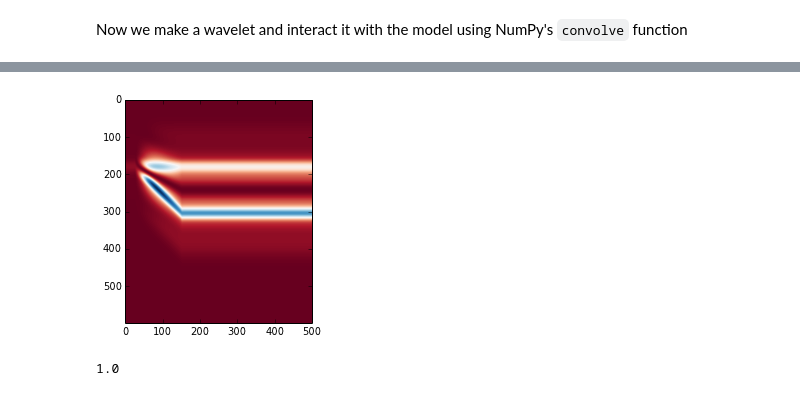
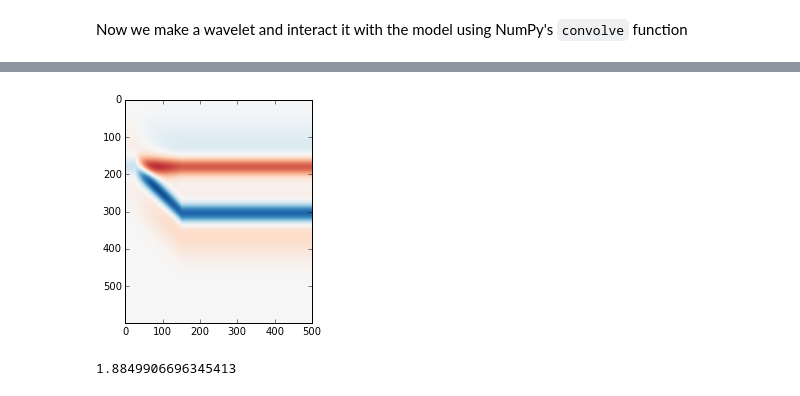
Before and after one commit to agilescientific/notebooks, a Jupyter notebook: To_make_a_wedge.ipynb, the cells around one changed output, grey strips where cells are left out. Saved outputs shown, nothing was run; the diff lists cells and outputs as text; code cells hidden in the pictures.

```diff
--- a/To_make_a_wedge.ipynb
+++ b/To_make_a_wedge.ipynb
@@ -100,7 +96,7 @@ def make_synth(f):
     synth = synth[ceil(len(wavelet))/2:-ceil(len(wavelet))/2, :]
     return synth
 # %%
-frequencies = np.array([5,10,15])
+frequencies = np.array([8,10,12])
 rock_names = ['shale 1','sand','shale 2' ]
 
 plt.figure(figsize = (18,5))
@@ -138,30 +139,32 @@ for item, band in enumerate(cbands):
 # %%
 RGB_array= np.zeros((model_x,model_y,3))
 Raw_array= np.zeros((model_x,model_y,3))
 
-fff = [5,8,12]
+fff = [8,10,12]
 #raw1 = (make_synth(5))
 #raw2 = (make_synth(8))
 #raw3 = (make_synth(12))
 
 for i in range(3):
     Raw_array[:,:,i] = make_synth(fff[i])
 
-rms1 = (make_synth(5)**2)
-rms2 = (make_synth(8)**2)
-rms3 = (make_synth(12)**2)
+rms1 = (make_synth(5)**1)
+rms2 = (make_synth(8)**1)
+rms3 = (make_synth(12)**1)
 
 RGB_array[:,:,0]= rms1/np.amax(rms1)
 RGB_array[:,:,1]= rms2/np.amax(rms2)
 RGB_array[:,:,2]= rms3/np.amax(rms3)
 
-plt.imshow( sum(RGB_array, axis=-1),cmap='RdBu', aspect=1)
+stack = sum(RGB_array, axis=-1)/3
+
+plt.imshow( stack, cmap='RdBu', clim=[-1,1],aspect=1)
 plt.show()
 
 RGB_array.ptp()
 # %% [output]
-[figure, old version]
+[figure, new version]
-1.0
+1.8849906696345413
 # %%
 import scipy
 scipy.misc.imsave( 'scipy_rgb_array.png', RGB_array*255.0)
```
Also changed, not shown: parts of 7 cells of this notebook.
